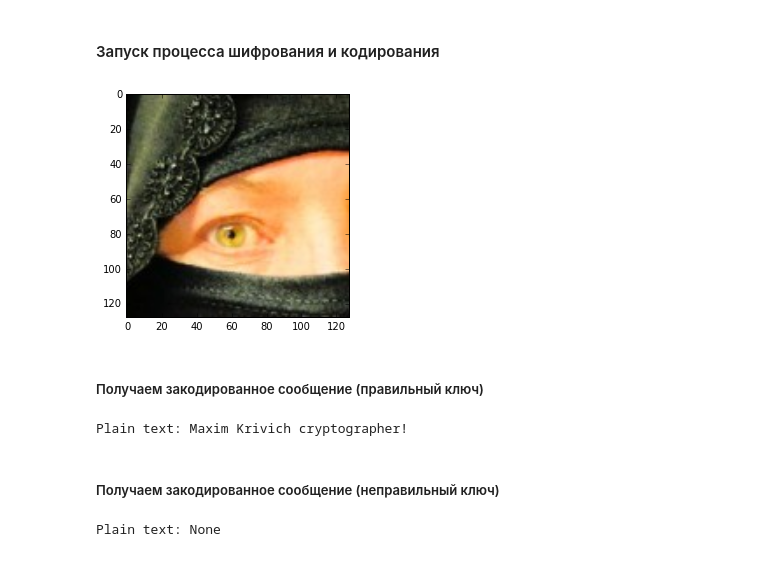
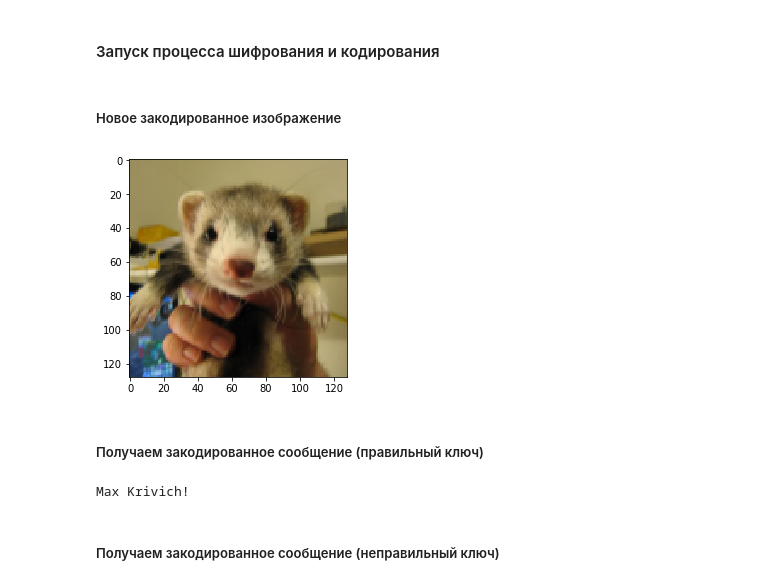
Before and after one commit to maxkrivich/steganography, a Jupyter notebook: lab1/lab1.ipynb, the cells around one changed output. Cells and saved outputs as stored; diff of their text form; code cells hidden in the pictures.

```diff
--- a/lab1/lab1.ipynb
+++ b/lab1/lab1.ipynb
@@ -265,0 +302,7 @@ def pri_decrypt(message, key, n):
+# %%
+def gen_key(length):
+    return np.random.randint(length, size=length)
+# %%
+def key_iter(key):
+    for pos in key:
+        yield pos
@@ -274,22 +368,20 @@ img.save(output_image_file.format(4))
+# %%
+img = Image.open(input_image_file.format(5))
+key = gen_key(len(np.array(img)))
+
+new = pri_encode(img, 'Max Krivich!', key)
+# %% [markdown]
+##### Новое закодированное изображение
 # %%
-plt.imshow(img)
+plt.imshow(new)
 plt.show()
 # %% [output]
-[figure, old version]
+[figure, new version]
 # %% [markdown]
 ##### Получаем закодированное сообщение (правильный ключ)
-# %%
-new = Image.open(output_image_file.format(4))
-plaintext = pri_decrypt(lsb_decoder(new), key, 5)
-print('Plain text: ' + plaintext)
-# %% [output]
-Plain text: Maxim Krivich cryptographer!
+# %%
+print(pri_decode(new, key))
+# %% [output]
+Max Krivich!
 # %% [markdown]
 ##### Получаем закодированное сообщение (неправильный ключ)
-# %%
-new = Image.open(output_image_file.format(4))
-key = np.array([[0,0,0,0,1],[1,0,0,0,0],[0,1,0,0,0],[0,0,1,0,0],[0,0,0,1,0]])
-plaintext = pri_decrypt(lsb_decoder(new), key, 5)
-print('Plain text: ' + plaintext)
-# %% [output]
-Plain text: None
```
Also changed, not shown: parts of 34 cells of this notebook, 2 other files.
